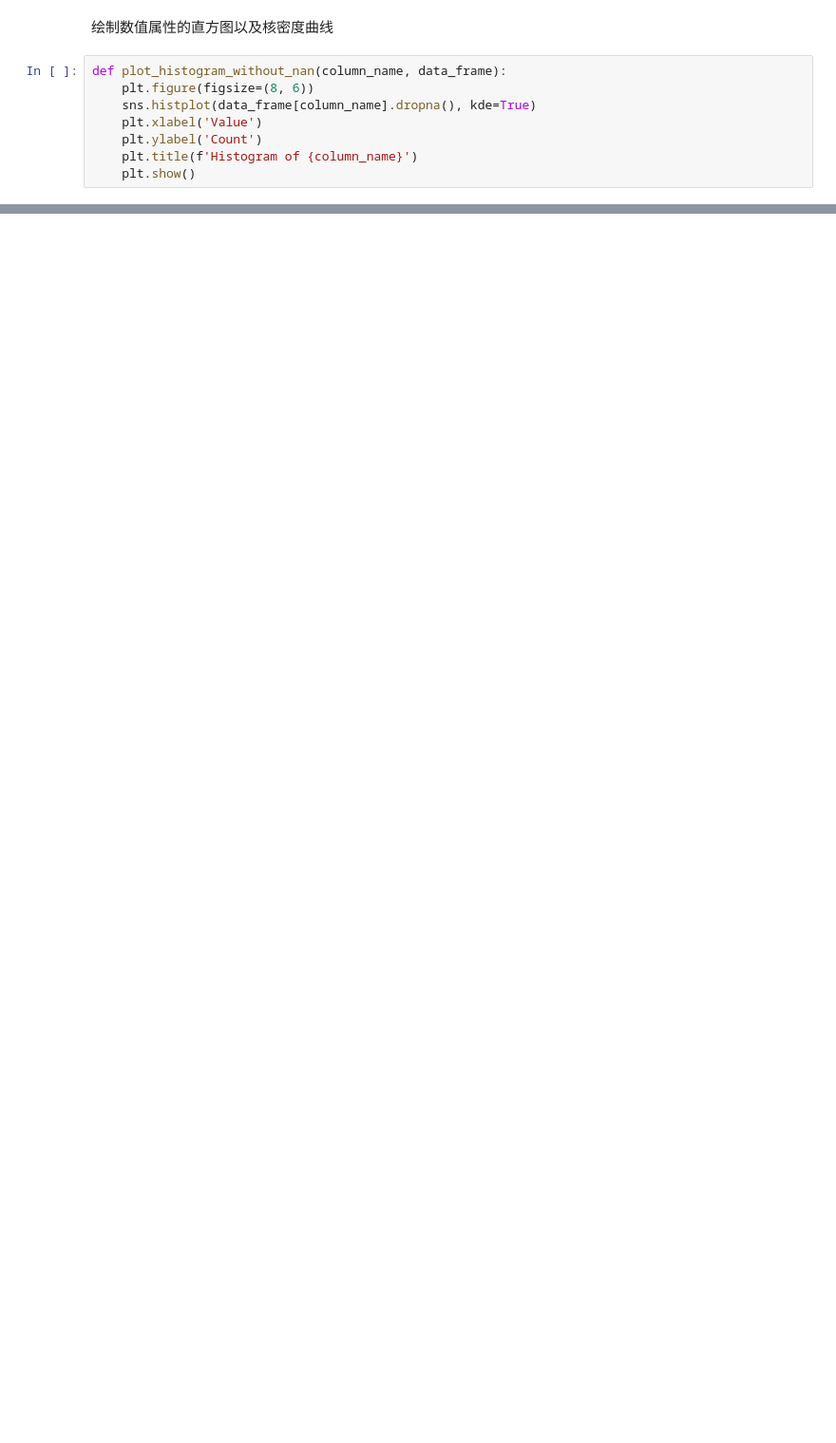
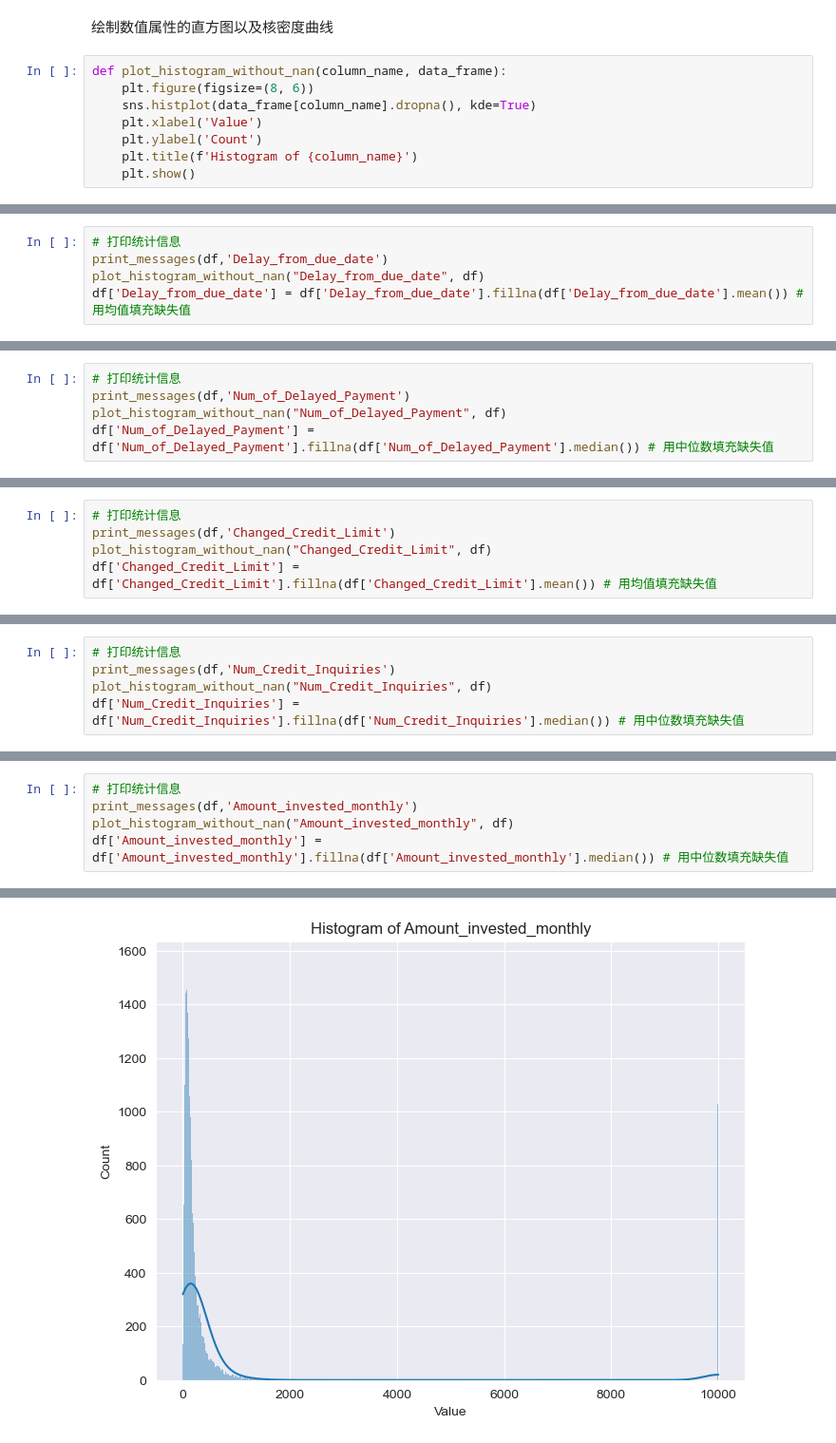
Before and after one commit to booksource1/credit, a Jupyter notebook: credit.ipynb, the cells around one changed output, grey strips where cells are left out. Shown at 95% size. Drawn from its saved outputs; the diff is of its cells as text; blank space fills up the shorter version.

```diff
--- a/credit.ipynb
+++ b/credit.ipynb
@@ -561,0 +718,5 @@ for col in numeric_cols:
+# %%
+# 打印统计信息
+print_messages(df,'Delay_from_due_date')
+plot_histogram_without_nan("Delay_from_due_date", df)
+df['Delay_from_due_date'] = df['Delay_from_due_date'].fillna(df['Delay_from_due_date'].mean()) # 用均值填充缺失值
@@ -561,0 +741,5 @@ for col in numeric_cols:
+# %%
+# 打印统计信息
+print_messages(df,'Num_of_Delayed_Payment')
+plot_histogram_without_nan("Num_of_Delayed_Payment", df)
+df['Num_of_Delayed_Payment'] = df['Num_of_Delayed_Payment'].fillna(df['Num_of_Delayed_Payment'].median()) # 用中位数填充缺失值
@@ -561,0 +764,5 @@ for col in numeric_cols:
+# %%
+# 打印统计信息
+print_messages(df,'Changed_Credit_Limit')
+plot_histogram_without_nan("Changed_Credit_Limit", df)
+df['Changed_Credit_Limit'] = df['Changed_Credit_Limit'].fillna(df['Changed_Credit_Limit'].mean()) # 用均值填充缺失值
@@ -561,0 +787,5 @@ for col in numeric_cols:
+# %%
+# 打印统计信息
+print_messages(df,'Num_Credit_Inquiries')
+plot_histogram_without_nan("Num_Credit_Inquiries", df)
+df['Num_Credit_Inquiries'] = df['Num_Credit_Inquiries'].fillna(df['Num_Credit_Inquiries'].median()) # 用中位数填充缺失值
@@ -561,0 +810,6 @@ for col in numeric_cols:
+# %%
+# 打印统计信息
+print_messages(df,'Amount_invested_monthly')
+plot_histogram_without_nan("Amount_invested_monthly", df)
+df['Amount_invested_monthly'] = df['Amount_invested_monthly'].fillna(df['Amount_invested_monthly'].median()) # 用中位数填充缺失值
+# %% [output]
@@ -561,0 +829 @@ for col in numeric_cols:
+[figure, added]
```
Also changed, not shown: parts of 71 cells of this notebook, 1 other file.
